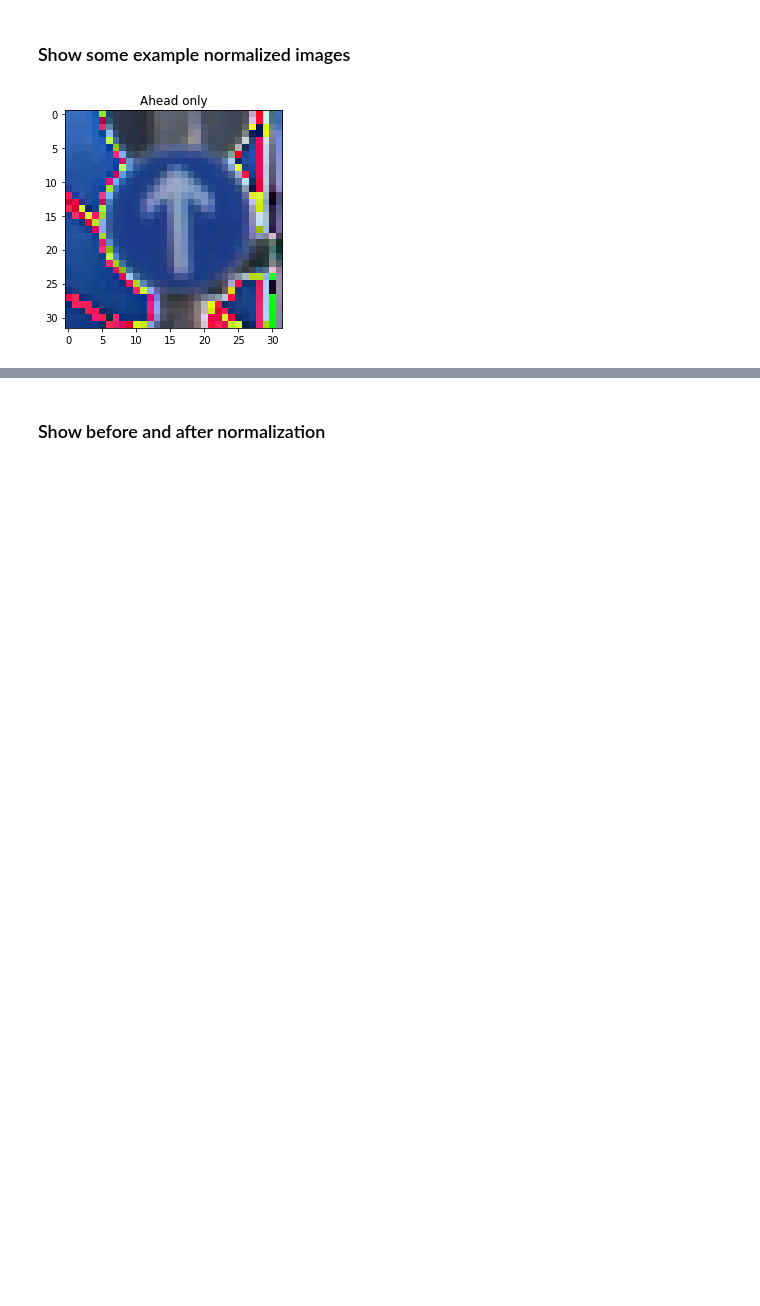
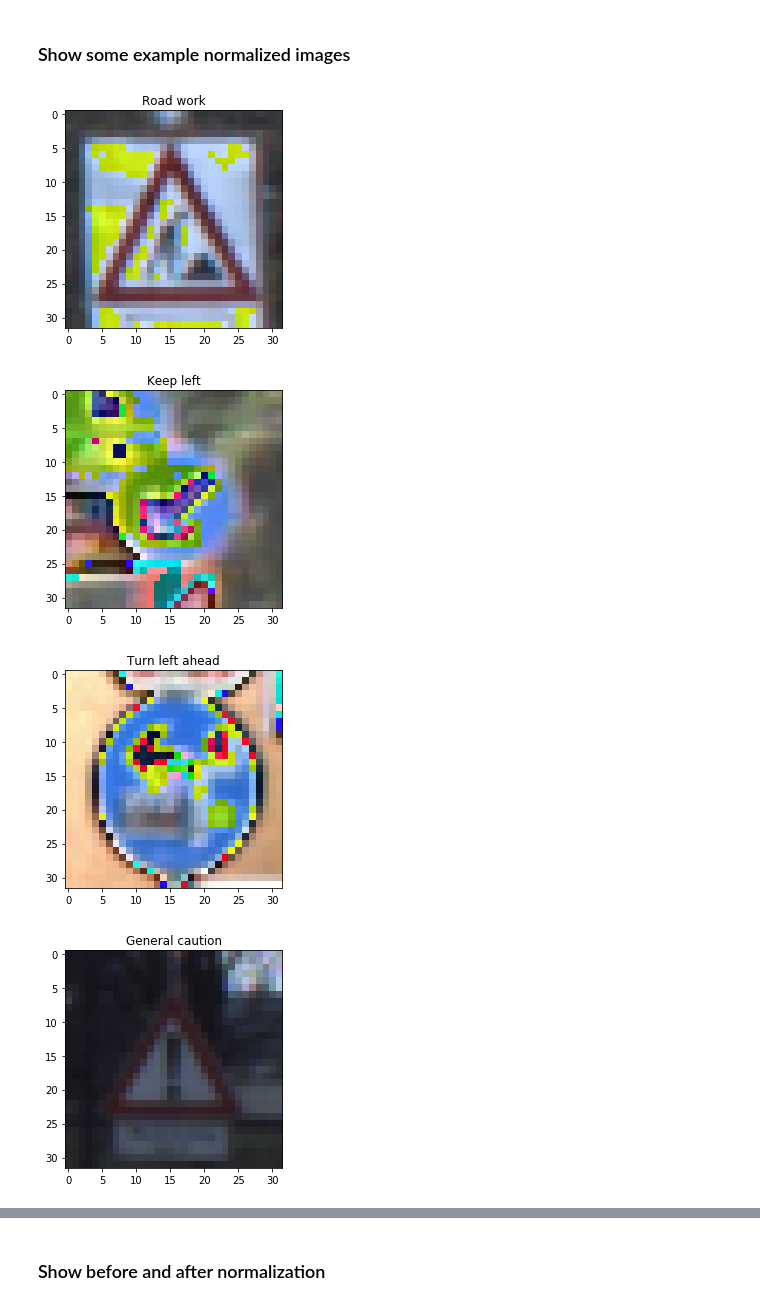
Before and after one commit to tpak/CarND-Traffic-Sign-Classifier-Project, a Jupyter notebook: Traffic_Sign_Classifier.ipynb, the cells around one changed output, grey strips where cells are left out. Cells and saved outputs as stored; diff of their text form; code cells hidden in the pictures; blank space fills up the shorter version.

```diff
--- a/Traffic_Sign_Classifier.ipynb
+++ b/Traffic_Sign_Classifier.ipynb
@@ -222,7 +222,8 @@ Use the code cell (or multiple code cells, if necessary) to implement the first
 ### Feel free to use as many code cells as needed.
 
 def normalize_data(data_set):
-    return (data_set - 128.)/128.
+    f128 = np.float32(128)
+    return (data_set.astype(np.float32) - f128) / f128
 
 X_train_n = normalize_data(X_train)
 X_valid_n = normalize_data(X_valid)
@@ -230,6 +231,9 @@ X_test_n = normalize_data(X_test)
 # %% [markdown]
 ### Show some example normalized images
 # %%
-show_random_images(X_train_n, y_train, n_train, 1)
+show_random_images(X_train_n, y_train, n_train, 10)
 # %% [output]
-[figure, old version]
+[figure, new version]
+[figure, added]
+[figure, added]
+[figure, added]
```
Also changed, not shown: parts of 8 cells of this notebook.
